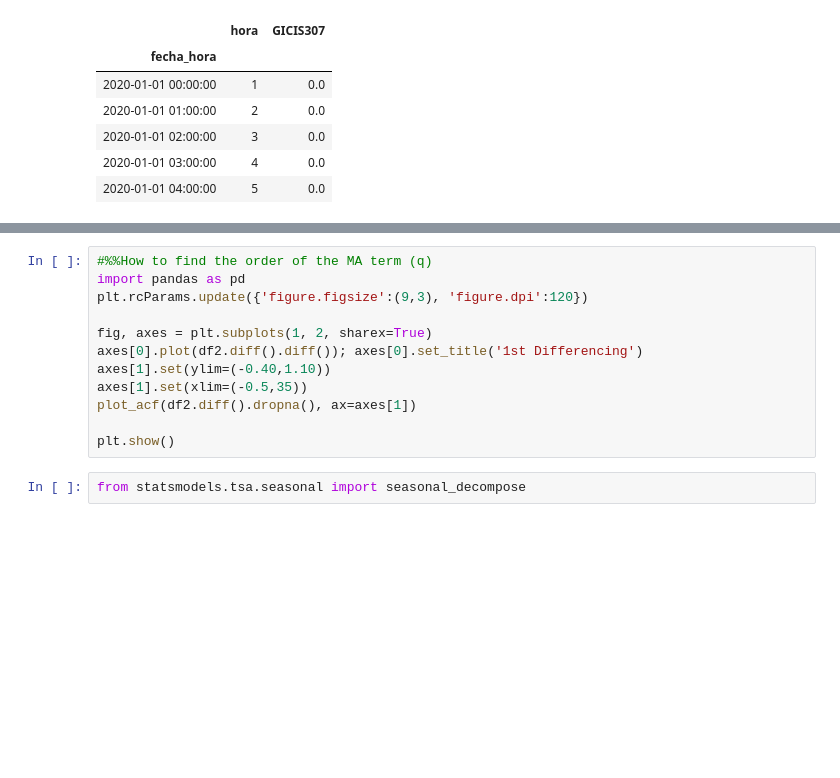
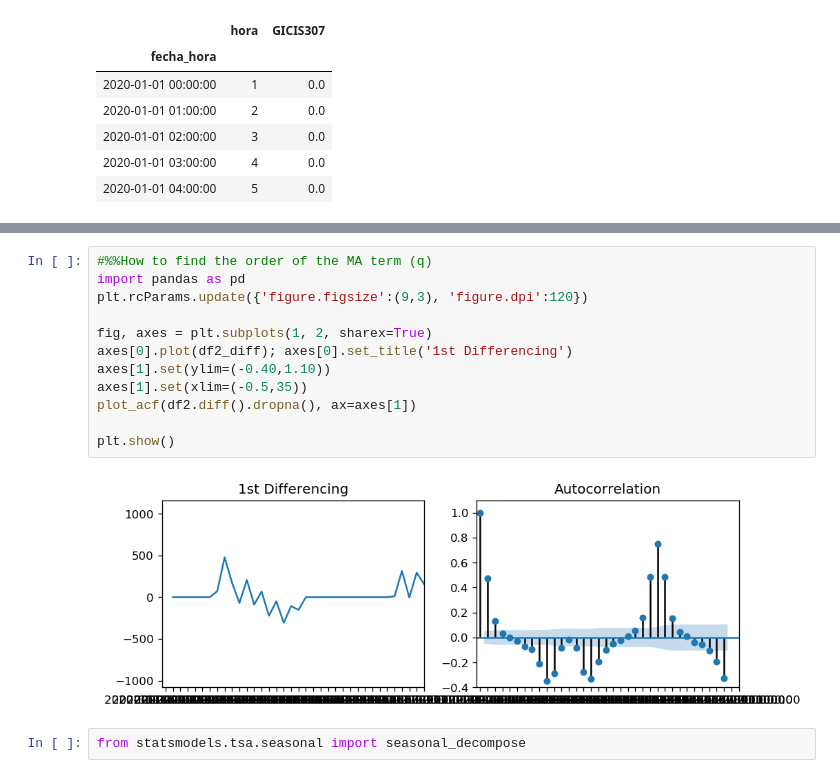
Before and after one commit to oscaralfonso17/Plantas_Intermitentes, a Jupyter notebook: Time Series Analysis/GICIS307.ipynb, the cells around one changed output, grey strips where cells are left out. Cells and saved outputs as stored; diff of their text form; blank space fills up the shorter version.

```diff
--- a/Time Series Analysis/GICIS307.ipynb
+++ b/Time Series Analysis/GICIS307.ipynb
@@ -127,15 +115,17 @@ plt.show()
 # %%
 #%%How to find the order of the MA term (q)
 import pandas as pd
 plt.rcParams.update({'figure.figsize':(9,3), 'figure.dpi':120})
 
 fig, axes = plt.subplots(1, 2, sharex=True)
-axes[0].plot(df2.diff().diff()); axes[0].set_title('1st Differencing')
+axes[0].plot(df2_diff); axes[0].set_title('1st Differencing')
 axes[1].set(ylim=(-0.40,1.10))
 axes[1].set(xlim=(-0.5,35))
 plot_acf(df2.diff().dropna(), ax=axes[1])
 
 plt.show()
+# %% [output]
+[figure, added]
 # %%
 from statsmodels.tsa.seasonal import seasonal_decompose
 # %%
```
Also changed, not shown: parts of 12 cells of this notebook, 10 other files.
